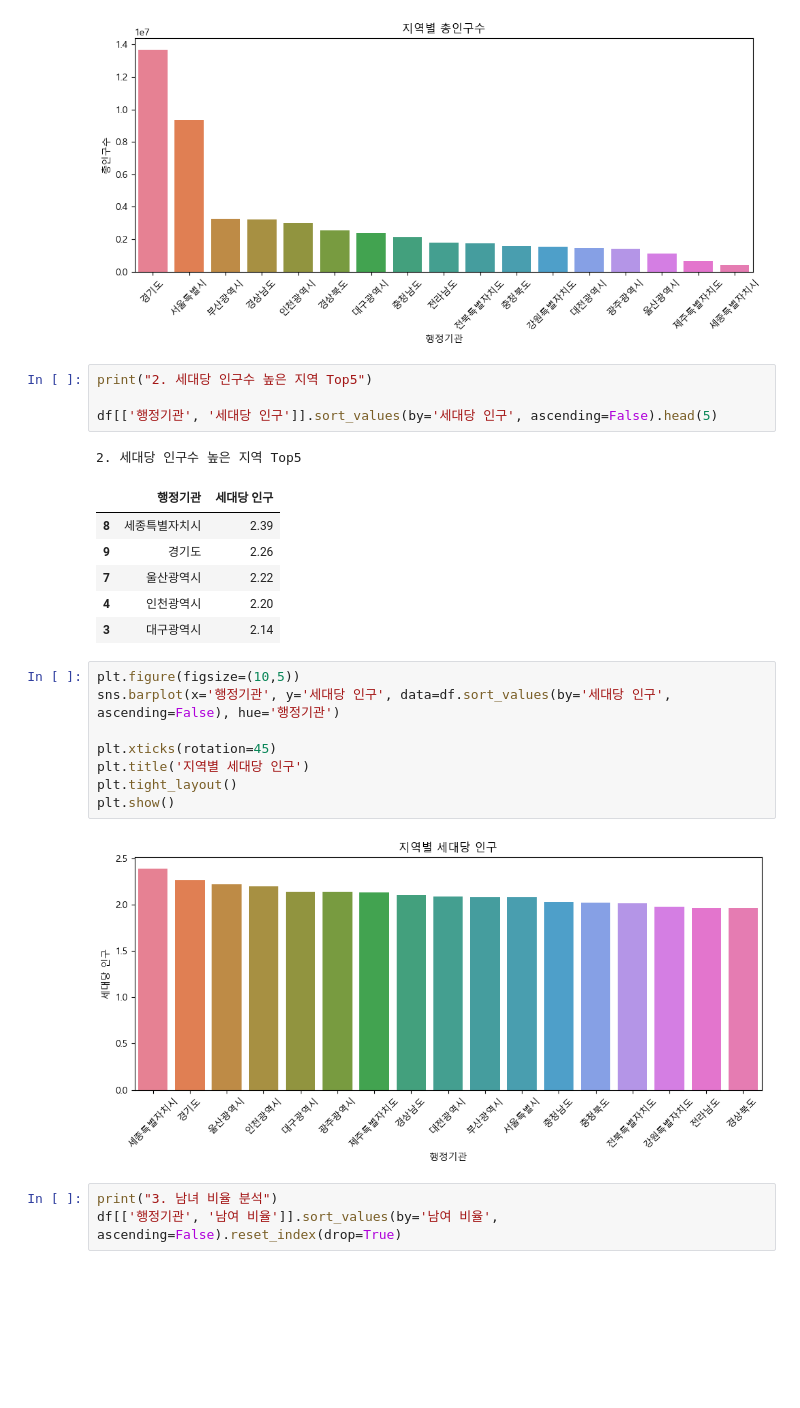
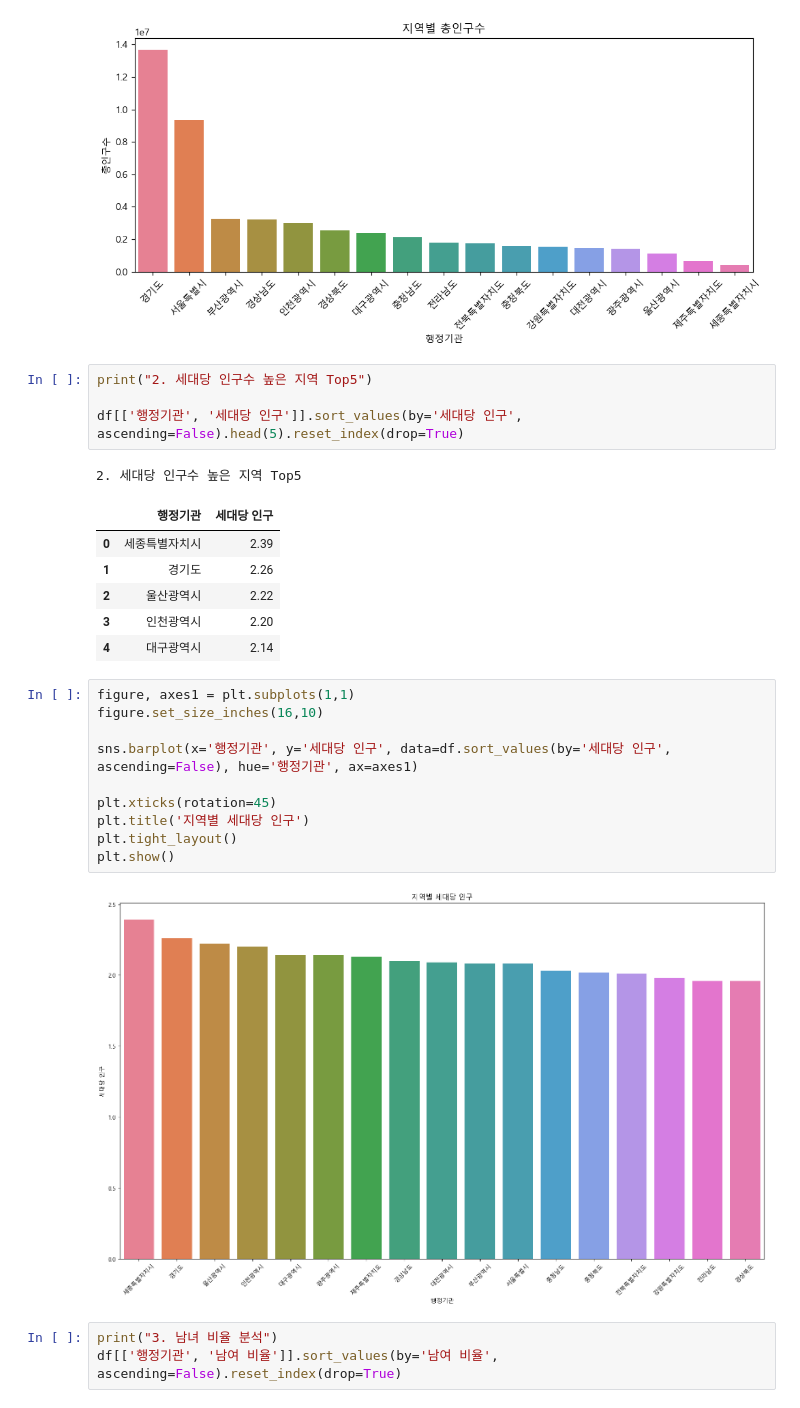
Before and after one commit to mysoyul/Lab_Scraping_Analysis_202504, a Jupyter notebook: 04_인구현황분석_sol.ipynb, the cells around one changed output. Saved outputs shown, nothing was run; the diff lists cells and outputs as text; blank space fills up the shorter version.

```diff
--- a/04_인구현황분석_sol.ipynb
+++ b/04_인구현황분석_sol.ipynb
@@ -73,25 +73,27 @@ plt.show()
 # %%
 print("2. 세대당 인구수 높은 지역 Top5")
 
-df[['행정기관', '세대당 인구']].sort_values(by='세대당 인구', ascending=False).head(5)
+df[['행정기관', '세대당 인구']].sort_values(by='세대당 인구', ascending=False).head(5).reset_index(drop=True)
 # %% [output]
 2. 세대당 인구수 높은 지역 Top5
 |  | 행정기관 | 세대당 인구 |
-| 8 | 세종특별자치시 | 2.39 |
-| 9 | 경기도 | 2.26 |
-| 7 | 울산광역시 | 2.22 |
-| 4 | 인천광역시 | 2.20 |
-| 3 | 대구광역시 | 2.14 |
+| 0 | 세종특별자치시 | 2.39 |
+| 1 | 경기도 | 2.26 |
+| 2 | 울산광역시 | 2.22 |
+| 3 | 인천광역시 | 2.20 |
+| 4 | 대구광역시 | 2.14 |
 # %%
-plt.figure(figsize=(10,5))
-sns.barplot(x='행정기관', y='세대당 인구', data=df.sort_values(by='세대당 인구', ascending=False), hue='행정기관')
+figure, axes1 = plt.subplots(1,1)
+figure.set_size_inches(16,10)
+
+sns.barplot(x='행정기관', y='세대당 인구', data=df.sort_values(by='세대당 인구', ascending=False), hue='행정기관', ax=axes1)
 
 plt.xticks(rotation=45)
 plt.title('지역별 세대당 인구')
 plt.tight_layout()
 plt.show()
 # %% [output]
-[figure, old version]
+[figure, new version]
 # %%
 print("3. 남녀 비율 분석")
 df[['행정기관', '남여 비율']].sort_values(by='남여 비율', ascending=False).reset_index(drop=True)
```
Also changed, not shown: parts of 9 cells of this notebook.
